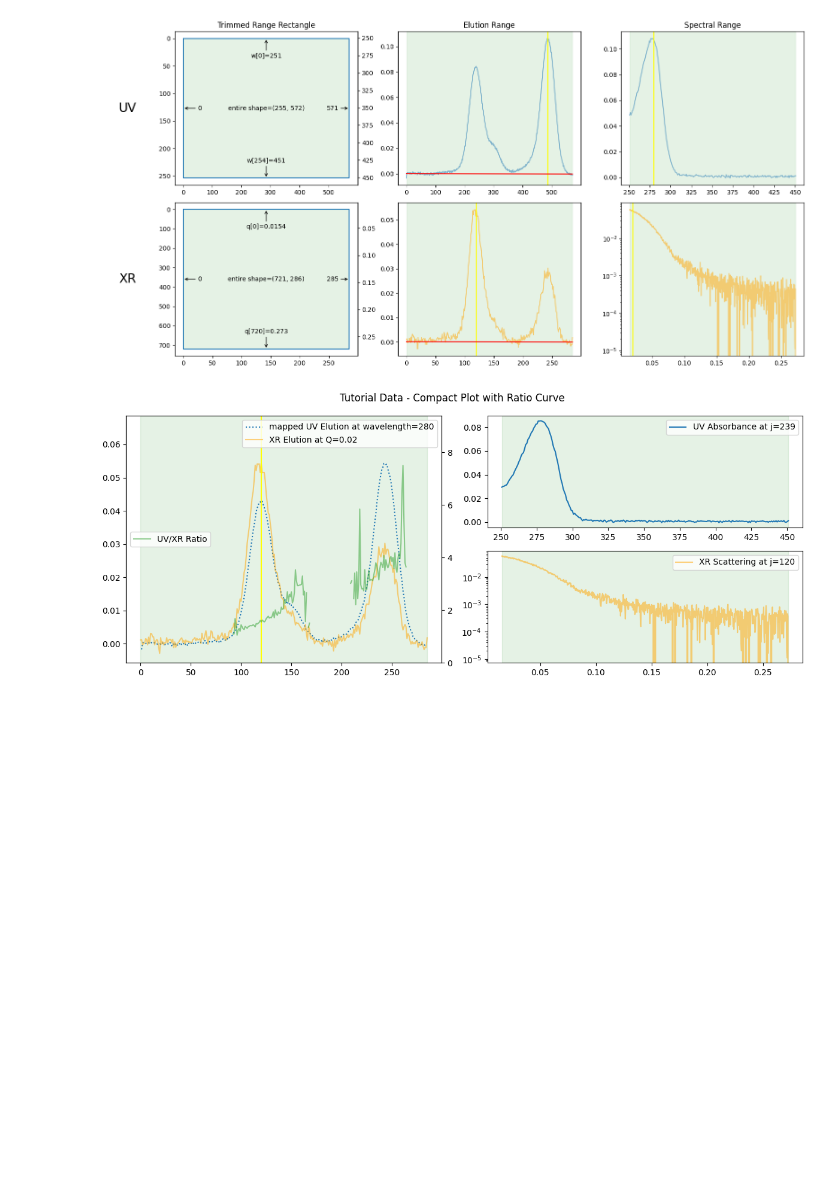
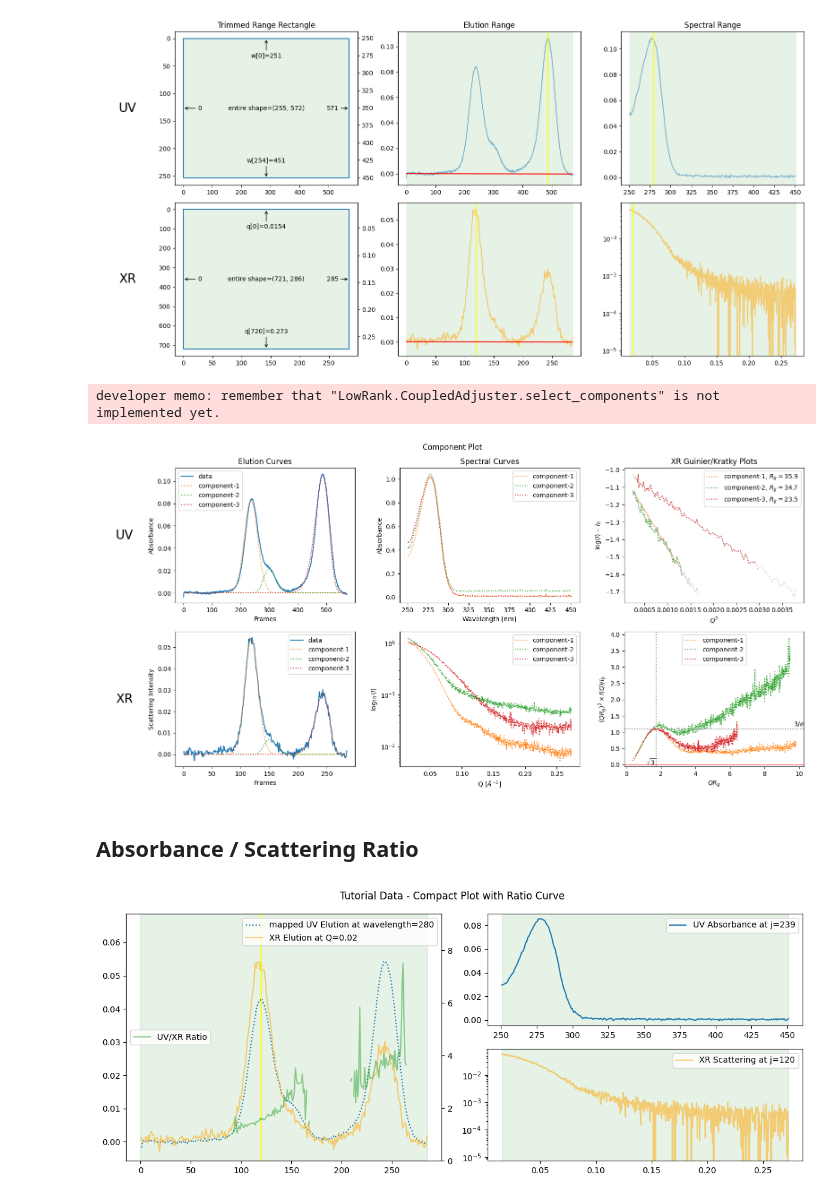
Before and after one commit to nshimizu0721/molass-tutorial, a Jupyter notebook: chapters/06/rank_estimation.ipynb, the cells around one changed output. Cells and saved outputs as stored; diff of their text form; code cells hidden in the pictures; blank space fills up the shorter version.

Commit message:
Separate decomposition and scd estimation (working)

```diff
--- a/chapters/06/rank_estimation.ipynb
+++ b/chapters/06/rank_estimation.ipynb
@@ -16,6 +14,14 @@ corrected_ssd = trimmed_ssd.corrected_copy()
 corrected_ssd.plot_trimming_info();
 # %% [output]
 [figure]
+# %%
+decomposition = corrected_ssd.quick_decomposition(num_components=3)
+decomposition.plot_components();
+# %% [output]
+developer memo: remember that "LowRank.CoupledAdjuster.select_components" is not implemented yet.
+[figure, added]
+# %% [markdown]
+## Absorbance / Scattering Ratio
 # %%
 corrected_ssd.plot_compact(ratio_curve=True, title="Tutorial Data - Compact Plot with Ratio Curve");
 # %% [output]
```
Also changed, not shown: parts of 1 cell of this notebook.
